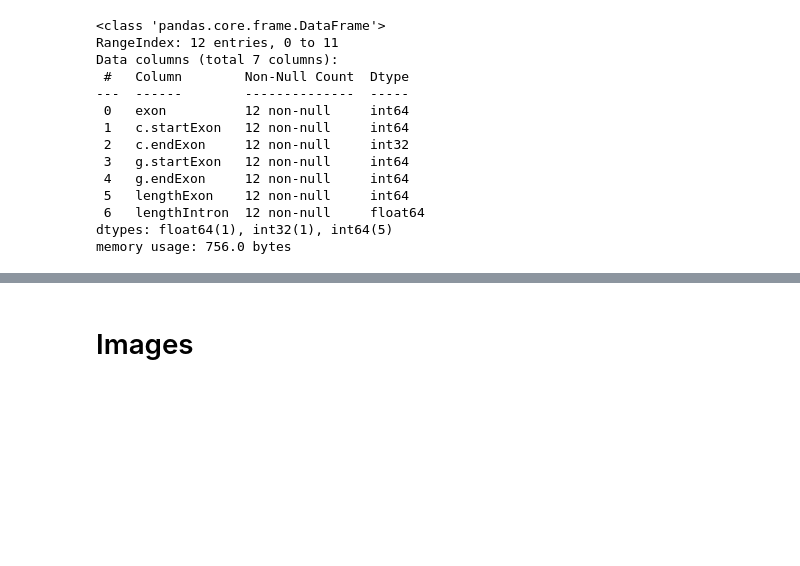
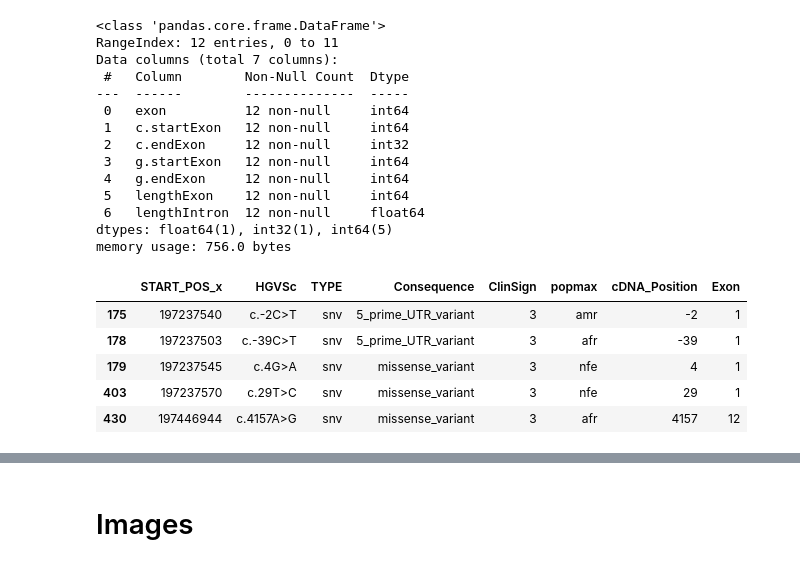
Before and after one commit to crodilla/Data_Analyst, a Jupyter notebook: EDA/GnomAD/gnomad.ipynb, the cells around one changed output, grey strips where cells are left out. Drawn from its saved outputs; the diff is of its cells as text; code cells hidden in the pictures; blank space fills up the shorter version.

```diff
--- a/EDA/GnomAD/gnomad.ipynb
+++ b/EDA/GnomAD/gnomad.ipynb
@@ -486,3 +486,13 @@ def find_exon(num_pos):
 # %%
 pop_consequence['Exon'] = pop_consequence['cDNA_Position'].apply(find_exon)
 pop_consequence['Exon'] = pop_consequence['Exon'].astype(int)
+pop_consequence.loc[pop_consequence['Consequence'].str.contains('splice'), 'Consequence'] = 'splice_variant'
+pop_consequence.loc[pop_consequence['Consequence'].str.contains('non'), 'Consequence'] = 'non_coding'
+pop_consequence.head()
+# %% [output]
+|  | START_POS_x | HGVSc | TYPE | Consequence | ClinSign | popmax | cDNA_Position | Exon |
+| 175 | 197237540 | c.-2C>T | snv | 5_prime_UTR_variant | 3 | amr | -2 | 1 |
+| 178 | 197237503 | c.-39C>T | snv | 5_prime_UTR_variant | 3 | afr | -39 | 1 |
+| 179 | 197237545 | c.4G>A | snv | missense_variant | 3 | nfe | 4 | 1 |
+| 403 | 197237570 | c.29T>C | snv | missense_variant | 3 | nfe | 29 | 1 |
+| 430 | 197446944 | c.4157A>G | snv | missense_variant | 3 | afr | 4157 | 12 |
```
Also changed, not shown: parts of 2 cells of this notebook, 1 other file.
